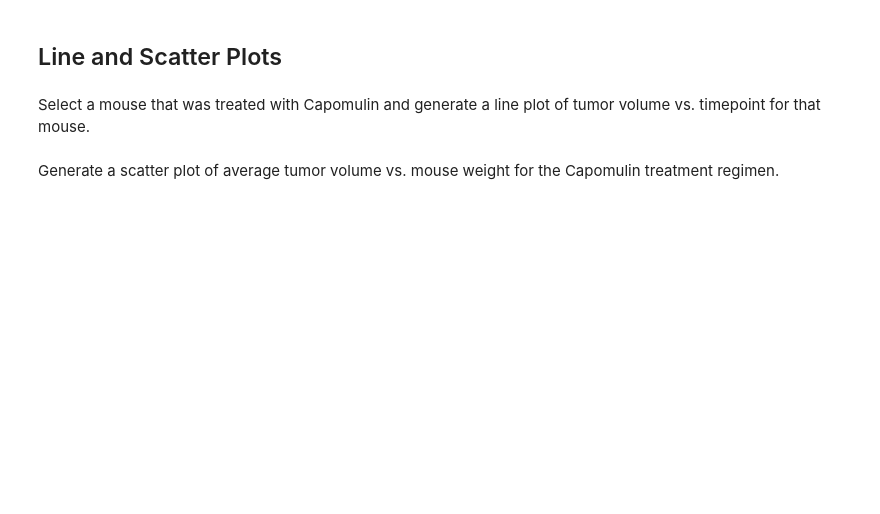
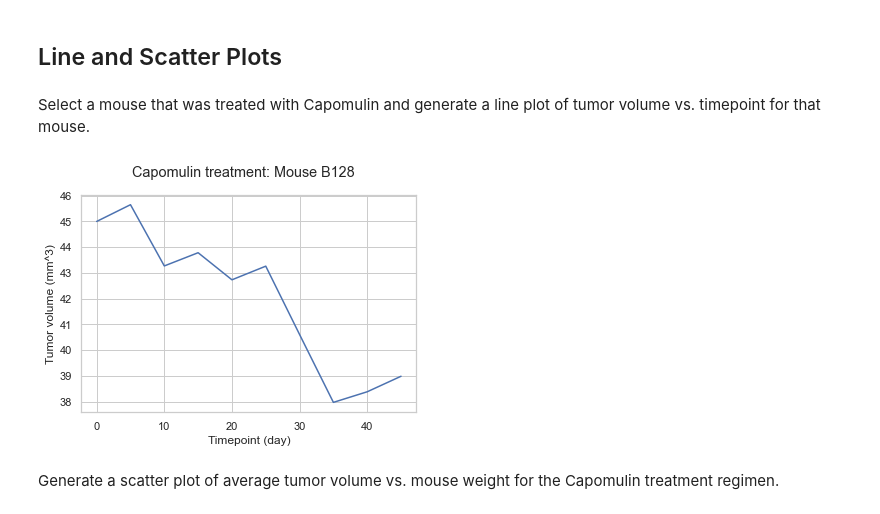
Before and after one commit to bjmacgreg/Pymaceuticals, a Jupyter notebook: pymaceuticals_starter.ipynb, the cells around one changed output. Cells and saved outputs as stored; diff of their text form; code cells hidden in the pictures; blank space fills up the shorter version.

```diff
--- a/pymaceuticals_starter.ipynb
+++ b/pymaceuticals_starter.ipynb
@@ -497,21 +531,15 @@ plt.suptitle('')
 # %% [markdown]
 Select a mouse that was treated with Capomulin and generate a line plot of tumor volume vs. timepoint for that mouse.
 # %%
-
-#best_drugs_final_timepoints_df = collection[collection["Drug_Regimen"].isin(['Capomulin','Ramicane','Infubinol','Ceftamin'])]
-mouse_study_clean_df.dtypes
-
-
-
-
-#Mouse_b128_df = mouse_study_clean_df[mouse_study_clean_df['Mouse_ID'].str.match('b128')]
-#Mouse_b128_df_sorted = Mouse_b128_df.sort_values(by=["Timepoint"])
-#Mouse_b128_df_sorted
-#plot = plt.plot(Mouse_b128_df_sorted["Timepoint"], Mouse_b128_df_sorted["Tumor_Volume_mm3"])
-#plt.xlabel('Timepoint (day)', size=12)
-#plt.ylabel('Tumor volume (mm^3)', size=12)
-#plt.suptitle('Capomulin treatment: Mouse B128')
-#plt.show()
+Mouse_b128_df = mouse_study_clean_df.loc[mouse_study_clean_df['Mouse_ID'] == "b128"]
+Mouse_b128_df_sorted
+plot = plt.plot(Mouse_b128_df_sorted["Timepoint"], Mouse_b128_df_sorted["Tumor_Volume_mm3"])
+plt.xlabel('Timepoint (day)', size=12)
+plt.ylabel('Tumor volume (mm^3)', size=12)
+plt.suptitle('Capomulin treatment: Mouse B128')
+plt.show()
+# %% [output]
+[figure, added]
 # %% [markdown]
 Generate a scatter plot of average tumor volume vs. mouse weight for the Capomulin treatment regimen.
 # %%
```
Also changed, not shown: parts of 11 cells of this notebook, 2 other files.
